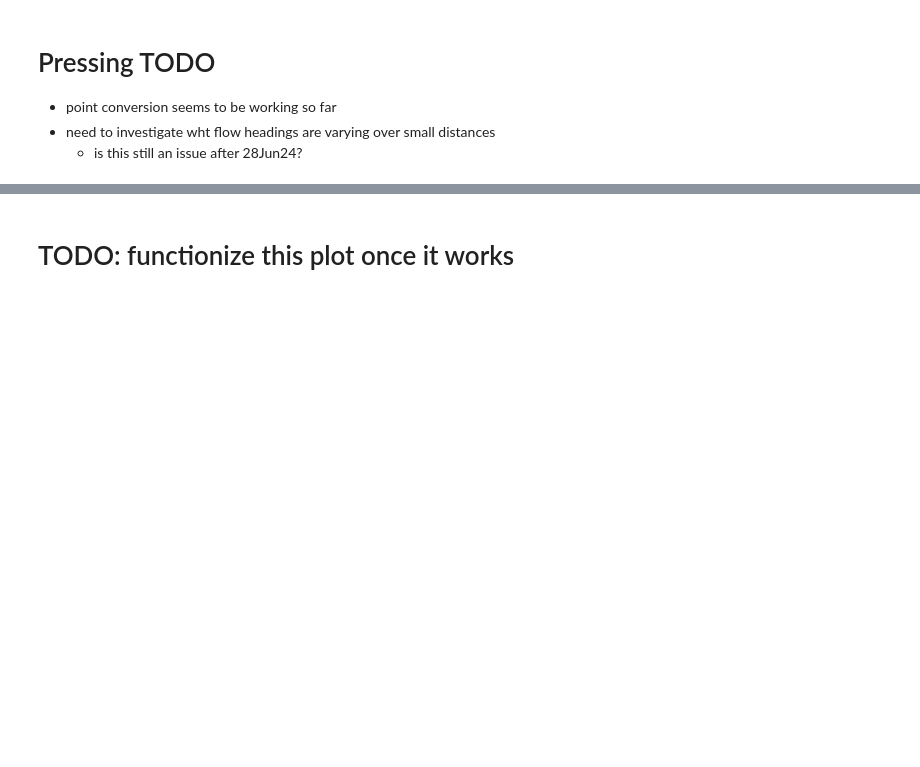
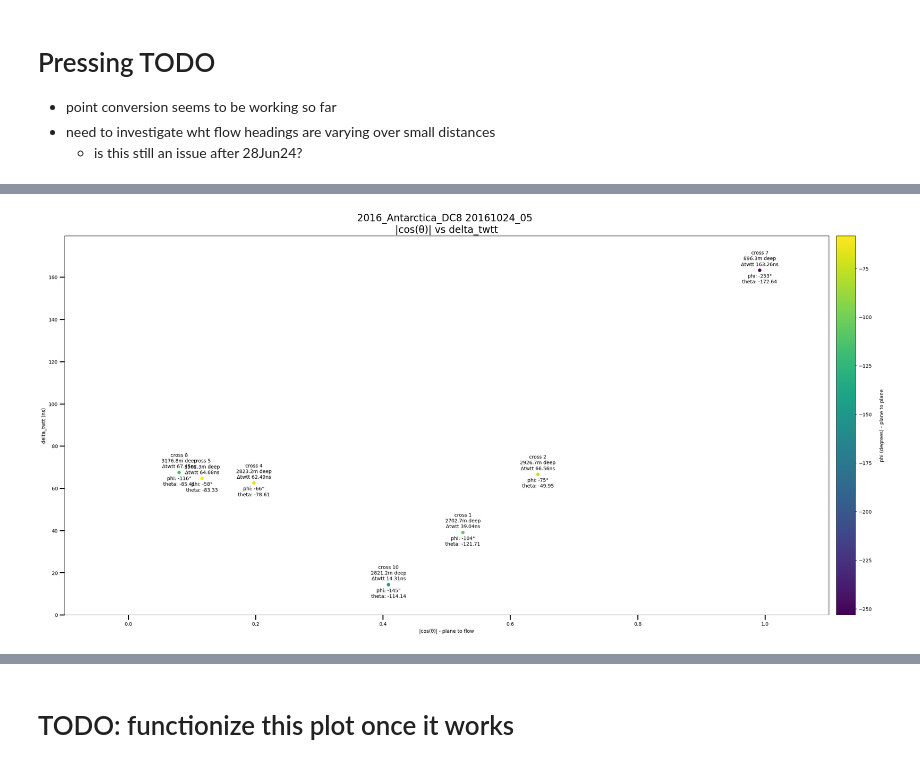
Before and after one commit to richardmoser/cresis_project, a Jupyter notebook: doit.ipynb, the cells around one changed output, grey strips where cells are left out. Cells and saved outputs as stored; diff of their text form; code cells hidden in the pictures; blank space fills up the shorter version.

```diff
--- a/doit.ipynb
+++ b/doit.ipynb
@@ -1134,0 +1671,99 @@ print(f"saved plot as {dir}\\screens\\{season}_{flight}_cos_angle_heading_vs_del
+# %%
+"""
+Using just the flow vector and plane heading. Shows the phi in the color of the points.
+"""
+print(f"length of cross_points: {len(cross_points)}")
+micro = False
+print_time = True
+
+plt.figure(figsize=(24, 12), layout='constrained')
+xdata = []
+xdata_deg = []
+ydata = []
+zdata = []
+
+for i in range(len(cross_points)):
+    if math.isnan(cross_points[i].delta_twtt):
+        debug_print(f"skipping index {i} because delta_twtt is nan")
+        continue
+    theta = phi_nicerator(cross_points[i].angle)  # plane to flow
+    phi = abs(cross_points[i].plane_heading_1 - cross_points[i].plane_heading_2)  # plane to plane
+    delta_twtt_micros = cross_points[i].delta_twtt * 1e6
+    delta_twtt_ns = cross_points[i].delta_twtt * 1e9
+
+    xdata = np.append(xdata, np.abs(np.cos(np.radians(theta))))  # |cos(θ)|
+    xdata_deg = np.append(xdata_deg, theta)
+    # xdata = np.append(xdata, theta)
+    # zdata = np.append(zdata, np.abs(np.sin(np.radians(phi))))  # |sin(φ)|
+
+    difference = phi_nicerator(phi)
+
+    zdata = np.append(zdata, difference)  # |φ|
+
+
+    if micro:
+        delta_twtt_unit = delta_twtt_micros  # delta_twtt (µs)
+        if print_time:
+            print("Using microseconds")
+            print_time = False
+    else:
+        delta_twtt_unit = delta_twtt_ns  # delta_twtt (ns)
+        if print_time:
+            print("Using nanoseconds")
+            print_time = False
+
+    ydata = np.append(ydata, delta_twtt_unit)
+
+print(f"min and max of xdata: \t\t{min(xdata)}, {max(xdata)}")
+print(f"min and max of xdata_deg: \t{min(xdata_deg)}, {max(xdata_deg)}")
+
+
+temp_twtt_s = 0
+temp_twtt_ns = 0
+y_label_offset = max(ydata) * .01
+for i in range(len(xdata)):
+    if math.isnan(xdata[i]):
+        debug_print(f"skipping index {i} because xdata is nan")
+        continue
+    if math.isnan(ydata[i]):
+        debug_print(f"skipping index {i} because ydata is nan")
+        continue
+
+    plt.text(xdata[i], ydata[i] + y_label_offset, f"cross {cross_points[i].cross_number}\n{cross_points[i].depth_ave:.1f}m deep\nΔtwtt {ydata[i]:.2f}ns", fontsize=10, ha='center', va='bottom')
+    # degree = zdata[i] * 180 / np.pi
+    plt.text(xdata[i], ydata[i] - y_label_offset, f"phi: {zdata[i]:.0f}°\ntheta: {xdata_deg[i]:.2f}", fontsize=10, ha='center', va='top')
+# Scatter plot with color based on zdata
+sc = plt.scatter(xdata, ydata, c=zdata, cmap='viridis')
+
+# label and show the color bar
+plt.colorbar(sc, pad=0.01).set_label('\nphi (degrees) - plane to plane')
+
+
+plt.xlabel("|cos(θ)| - plane to flow")
+plt.title(f"{season} {flight} \n|cos(θ)| vs delta_twtt", fontsize=20)
+
+plt.ylabel("delta_twtt (ns)")
+
+plt.yscale('log')
+plt.tick_params(which='major', length=10, color='black', width=2)
+plt.tick_params(which='minor', length=10, color='black', width=1)
+
+plt.xlim(-0.1, 1.1)
+dir = os.getcwd()
+
+plt.savefig(f"{dir}\\screens\\{season}_{flight}_cos_angle_heading_vs_delta_twtt_logy.png", dpi=300)
+
+
+plt.yscale('linear')
+y_min = min(ydata)
+y_max = max(ydata)
+zero = 0.000000000000000000000001  # something something floating point error
+plt.ylim(zero, y_max + y_max*.1)
+plt.xlim(-0.1, 1.1)
+# plt.xlim(-0.1, 180)
+
+plt.savefig(f"{dir}\\screens\\{season}_{flight}_cos_angle_heading_vs_delta_twtt_lineary.png", dpi=300)
+plt.show()
+
+print(f"saved plot as {dir}\\screens\\{season}_{flight}_cos_angle_heading_vs_delta_twtt.png")
+# %% [output]
@@ -1134,0 +1787 @@ print(f"saved plot as {dir}\\screens\\{season}_{flight}_cos_angle_heading_vs_del
+[figure, added]
```
Also changed, not shown: parts of 27 cells of this notebook, 5 other files.
